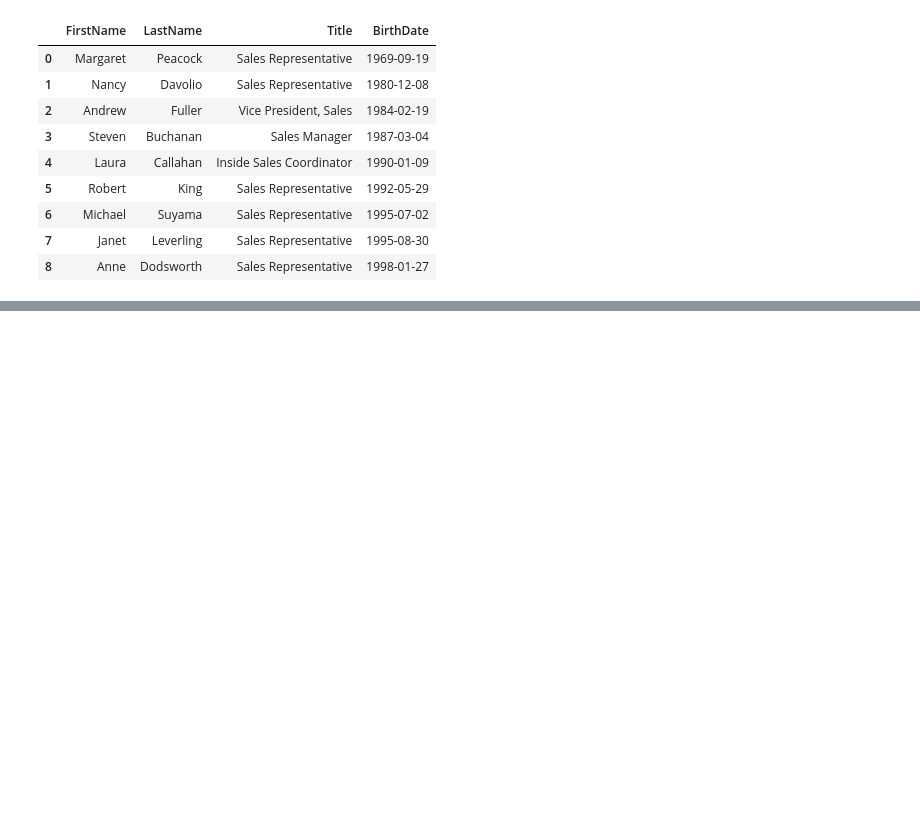
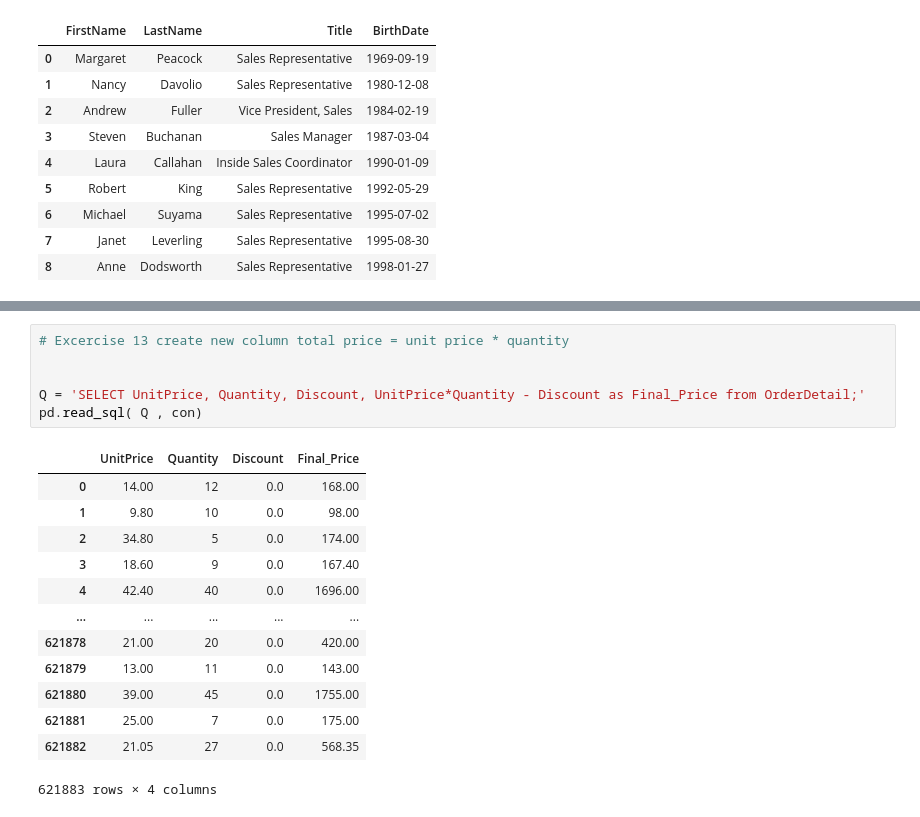
Before and after one commit to Satyabratam945/sqlproblems, a Jupyter notebook: SQL Practice.ipynb, the cells around one changed output, grey strips where cells are left out. Saved outputs shown, nothing was run; the diff lists cells and outputs as text; blank space fills up the shorter version.

```diff
--- a/SQL Practice.ipynb
+++ b/SQL Practice.ipynb
@@ -162,0 +179,20 @@ pd.read_sql( Q , con)
+# %%
+# Excercise 13 create new column total price = unit price * quantity
+
+
+Q = 'SELECT UnitPrice, Quantity, Discount, UnitPrice*Quantity - Discount as Final_Price from OrderDetail;'
+pd.read_sql( Q , con)
+# %% [output]
+|  | UnitPrice | Quantity | Discount | Final_Price |
+| 0 | 14.00 | 12 | 0.0 | 168.00 |
+| 1 | 9.80 | 10 | 0.0 | 98.00 |
+| 2 | 34.80 | 5 | 0.0 | 174.00 |
+| 3 | 18.60 | 9 | 0.0 | 167.40 |
+| 4 | 42.40 | 40 | 0.0 | 1696.00 |
+| ... | ... | ... | ... | ... |
+| 621878 | 21.00 | 20 | 0.0 | 420.00 |
+| 621879 | 13.00 | 11 | 0.0 | 143.00 |
+| 621880 | 39.00 | 45 | 0.0 | 1755.00 |
+| 621881 | 25.00 | 7 | 0.0 | 175.00 |
+| 621882 | 21.05 | 27 | 0.0 | 568.35 |
+621883 rows × 4 columns
```
Also changed, not shown: parts of 3 cells of this notebook.
